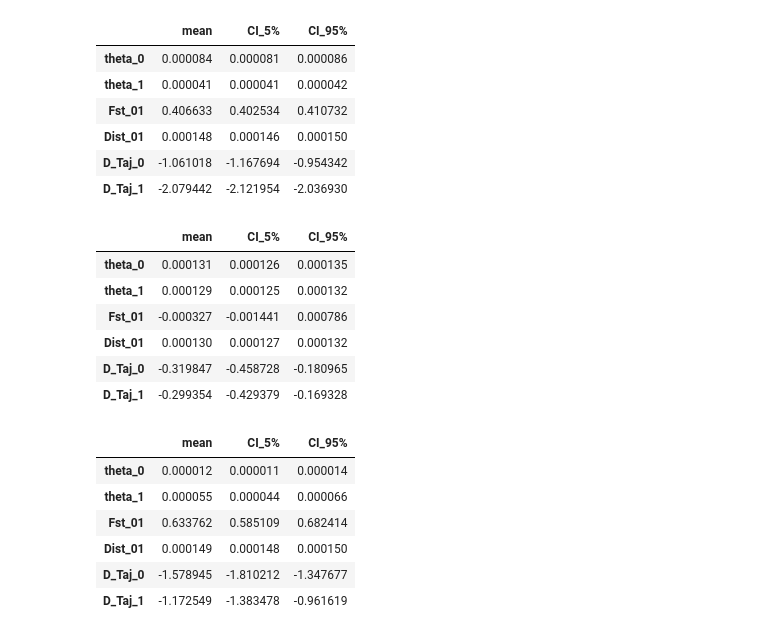
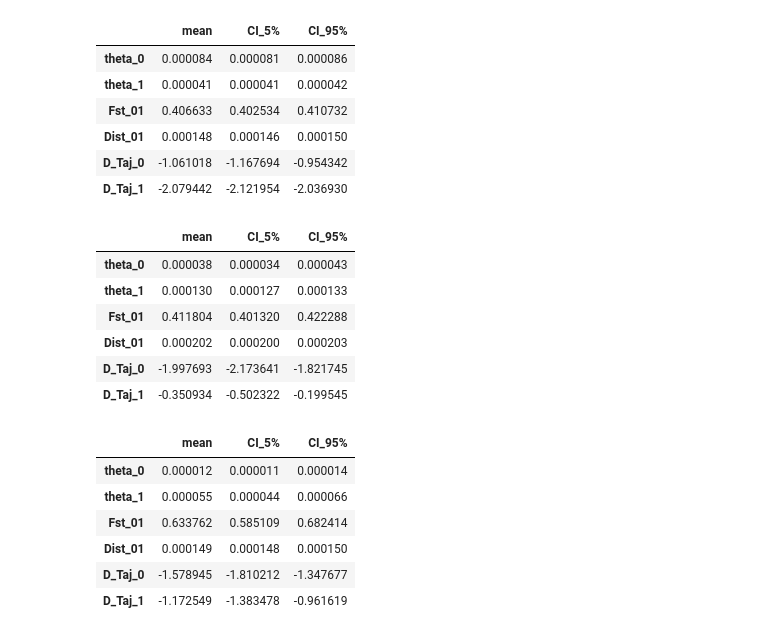
Before and after one commit to elissasoroj/shadie, a Jupyter notebook: shadie/notebooks/smallchrom-splits.ipynb, the cells around one changed output. Saved outputs shown, nothing was run; the diff lists cells and outputs as text; code cells hidden in the pictures.

```diff
--- a/shadie/notebooks/smallchrom-splits.ipynb
+++ b/shadie/notebooks/smallchrom-splits.ipynb
@@ -56,15 +56,15 @@ merged_bryomono.stats(sample=100)
 | D_Taj_0 | -1.061018 | -1.167694 | -0.954342 |
 | D_Taj_1 | -2.079442 | -2.121954 | -2.036930 |
 # %%
-merged_bryodio.stats()
+merged_bryodio.stats(sample=100)
 # %% [output]
 |  | mean | CI_5% | CI_95% |
-| theta_0 | 0.000131 | 0.000126 | 0.000135 |
-| theta_1 | 0.000129 | 0.000125 | 0.000132 |
-| Fst_01 | -0.000327 | -0.001441 | 0.000786 |
-| Dist_01 | 0.000130 | 0.000127 | 0.000132 |
-| D_Taj_0 | -0.319847 | -0.458728 | -0.180965 |
-| D_Taj_1 | -0.299354 | -0.429379 | -0.169328 |
+| theta_0 | 0.000038 | 0.000034 | 0.000043 |
+| theta_1 | 0.000130 | 0.000127 | 0.000133 |
+| Fst_01 | 0.411804 | 0.401320 | 0.422288 |
+| Dist_01 | 0.000202 | 0.000200 | 0.000203 |
+| D_Taj_0 | -1.997693 | -2.173641 | -1.821745 |
+| D_Taj_1 | -0.350934 | -0.502322 | -0.199545 |
 # %%
 merged_pterhomo.stats()
 # %% [output]
```
Also changed, not shown: parts of 24 cells of this notebook.
